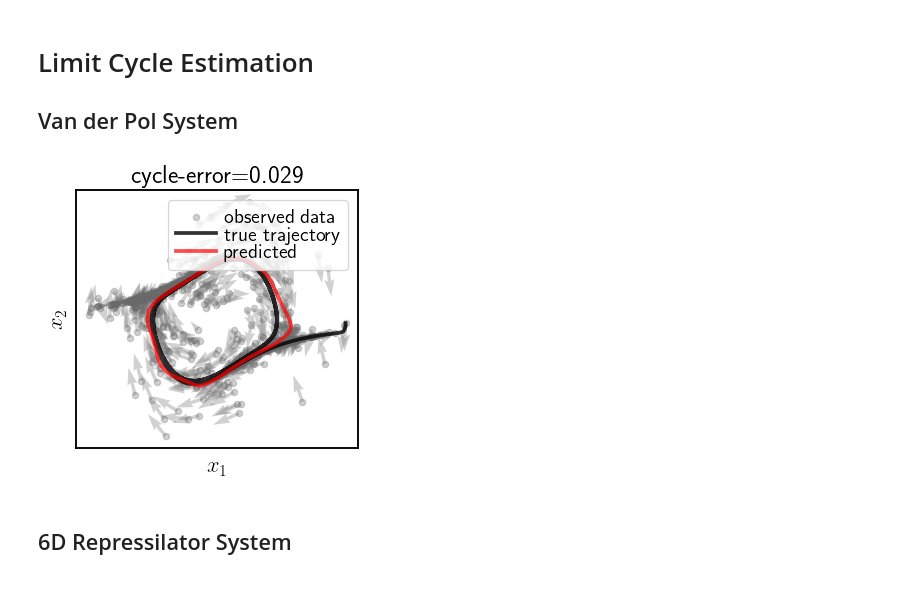
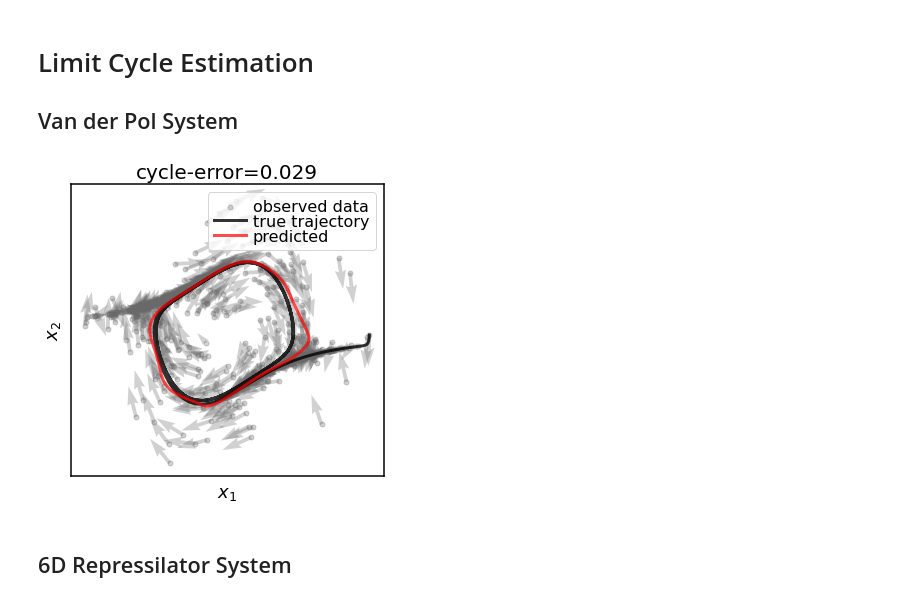
Before and after one commit to nitzanlab/prototype-equivalences, a Jupyter notebook: demo.ipynb, the cells around one changed output. Saved outputs shown, nothing was run; the diff lists cells and outputs as text; code cells hidden in the pictures.

Commit message:
no latex

```diff
--- a/demo.ipynb
+++ b/demo.ipynb
@@ -12,7 +12,6 @@ from fit_SPE import fit_prototype
 from matplotlib import pyplot as plt
 
 plt.rcParams.update({
-    'text.usetex': True,
     'font.family': 'sans-serif',
     'figure.dpi': 90,
     'figure.autolayout': True,
@@ -20,14 +19,12 @@ plt.rcParams.update({
     'axes.titlesize': 20,
     'font.size': 18,
     'axes.linewidth': 1.5,
-    'axes.labelweight': 'bold',
     'lines.linewidth': 3,
     'legend.handlelength': 2.,
     'legend.handletextpad': .4,
     'legend.labelspacing': .0,
     'legend.borderpad': .4,
     'legend.fontsize': 16,
-    'text.latex.preamble': r'\usepackage{amsfonts}',
 })
 # %%
 def plot_invariant(H, a):
@@ -97,35 +94,35 @@ cycle_traj = system.trajectories(x[:1], T=50)
 cycle_traj = cycle_traj[cycle_traj.shape[0]//2:][:, 0]
 
 # calculate the cycle error
 err = cycle_error(H, cycle_traj, a)
 
-plt.figure(figsize=(4, 4))
+plt.figure(figsize=(5, 5))
 
 # plot vectors
 norms = torch.clamp(torch.norm(xdot, dim=1, keepdim=True), 1)
 dy = .5*xdot/norms
 x, dy = x.detach().numpy(), dy.detach().numpy()
 std = np.max(x)-np.min(x)
 plt.scatter(x[:, 0], x[:, 1], 25, 'dimgray', alpha=.3, label='observed data')
 plt.quiver(x[:, 0], x[:, 1], dy[:, 0], dy[:, 1], scale=5, color='dimgray', alpha=.3, width=.012)
 
 # plot trajectories
 ind = np.argmax(np.abs(x[:, 0]))
 plot_trajectories(system, torch.from_numpy(x[ind:ind+1]), T=30)
 plot_invariant(H, a)
 
 plt.gca().set_xticklabels([])
 plt.gca().set_yticklabels([])
 plt.gca().set_xticks([])
 plt.gca().set_yticks([])
 plt.xlabel(r'$x_1$')
 plt.ylabel(r'$x_2$')
 plt.legend(loc='upper right')
 plt.title(f"cycle-error={err:.3f}")
 plt.tight_layout()
 plt.show()
 # %% [output]
-[figure, old version]
+[figure, new version]
 # %% [markdown]
 ## 6D Repressilator System
 # %%
```
Also changed, not shown: parts of 2 cells of this notebook.
